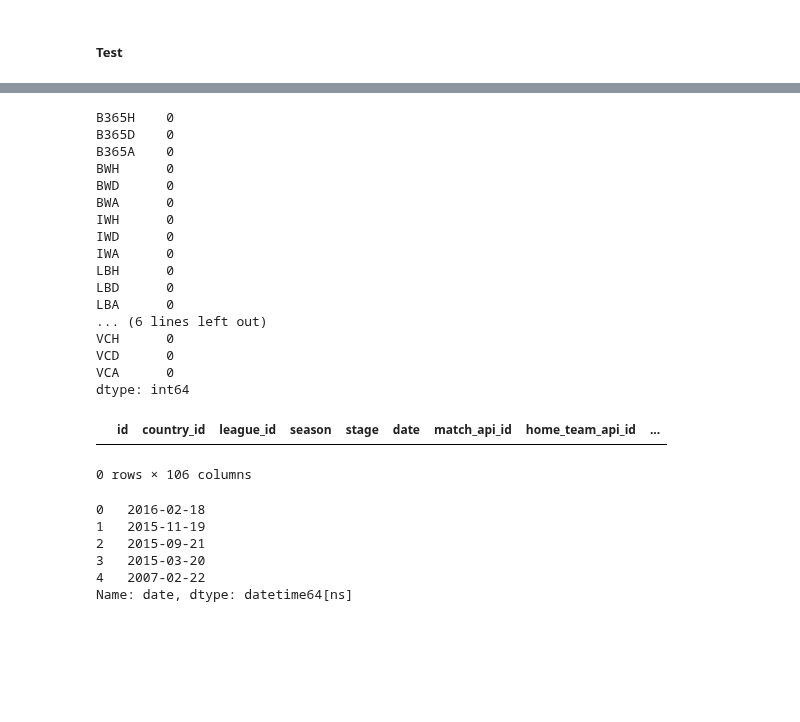
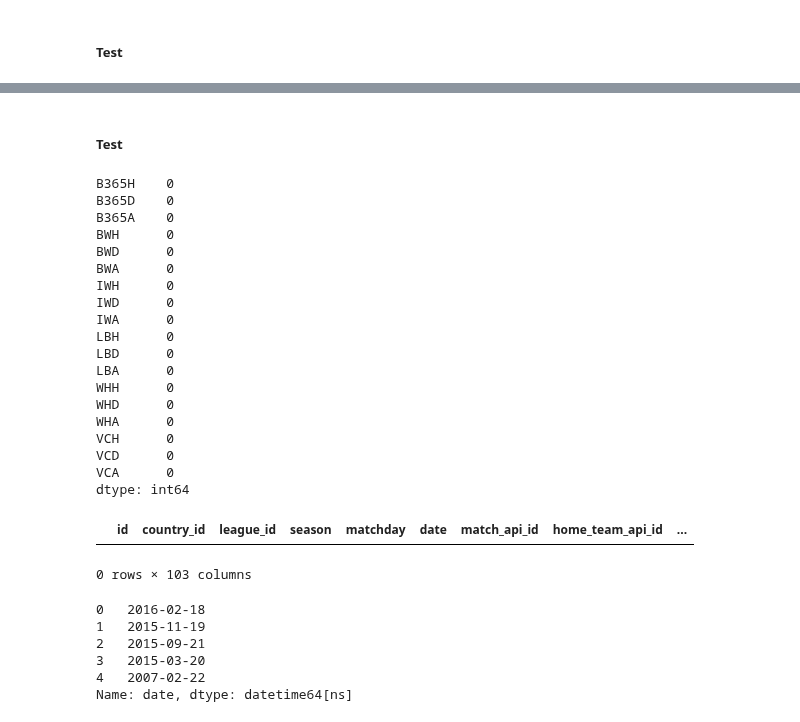
Before and after one commit to CodeWithOz/the-best-league, a Jupyter notebook: gather.ipynb, the cells around one changed output, grey strips where cells are left out. Drawn from its saved outputs; the diff is of its cells as text; code cells hidden in the pictures; blank space fills up the shorter version.

```diff
--- a/gather.ipynb
+++ b/gather.ipynb
@@ -1198,5 +1232,7 @@ Index(['id', 'country_id', 'league_id', 'season', 'stage', 'date',
+# %%
+predictions_start_idx = -18
 # %%
-match_predictions_df = top_5_leagues_matches_df.loc[:, list(top_5_leagues_matches_df.columns[-21:])]
+match_predictions_df = top_5_leagues_matches_df_clean.loc[:, list(top_5_leagues_matches_df_clean.columns[predictions_start_idx:])]
 match_predictions_df.columns
 # %% [output]
 Index(['B365H', 'B365D', 'B365A', 'BWH', 'BWD', 'BWA', 'IWH', 'IWD', 'IWA',
@@ -1236,4 +1259,4 @@ top_5_leagues_matches_df.shape
 # %%
-top_5_leagues_matches_df.drop(top_5_leagues_matches_df[match_predictions_df.iloc[:, -21:].isna().sum(axis=1) == 21].index, inplace=True)
-top_5_leagues_matches_df.shape
+top_5_leagues_matches_df_clean.drop(top_5_leagues_matches_df_clean[match_predictions_df.iloc[:, predictions_start_idx:].isna().sum(axis=1) == abs(predictions_start_idx)].index, inplace=True)
+top_5_leagues_matches_df_clean.shape
 # %% [output]
@@ -1271,9 +1294,11 @@ def fill_missing_predictions(suffix: str, df: pd.DataFrame):
     return df
 # %%
 for suffix in ["H", "A", "D"]:
-    top_5_leagues_matches_df = fill_missing_predictions(suffix, top_5_leagues_matches_df)
+    top_5_leagues_matches_df_clean = fill_missing_predictions(suffix, top_5_leagues_matches_df_clean)
+# %% [markdown]
+##### Test
 # %%
-match_predictions_df = top_5_leagues_matches_df.loc[:, list(top_5_leagues_matches_df.columns[-21:])]
+match_predictions_df = top_5_leagues_matches_df_clean.loc[:, list(top_5_leagues_matches_df_clean.columns[predictions_start_idx:])]
 match_predictions_df.isna().sum()
 # %% [output]
 B365H    0
@@ -1288,15 +1313,17 @@ IWA      0
 LBH      0
 LBD      0
 LBA      0
-... (6 lines left out)
+WHH      0
+WHD      0
+WHA      0
 VCH      0
 VCD      0
 VCA      0
 dtype: int64
 # %%
-top_5_leagues_matches_df[top_5_leagues_matches_df.iloc[:, -21:].isna().sum(axis=1) > 0]
+top_5_leagues_matches_df_clean[top_5_leagues_matches_df_clean.iloc[:, predictions_start_idx:].isna().sum(axis=1) > 0]
 # %% [output]
-|  | id | country_id | league_id | season | stage | date | match_api_id | home_team_api_id | ... |
+|  | id | country_id | league_id | season | matchday | date | match_api_id | home_team_api_id | ... |
-0 rows × 106 columns
+0 rows × 103 columns
 # %%
 # convert the date strings to date time objects
```
Also changed, not shown: parts of 25 cells of this notebook, 1 other file.
